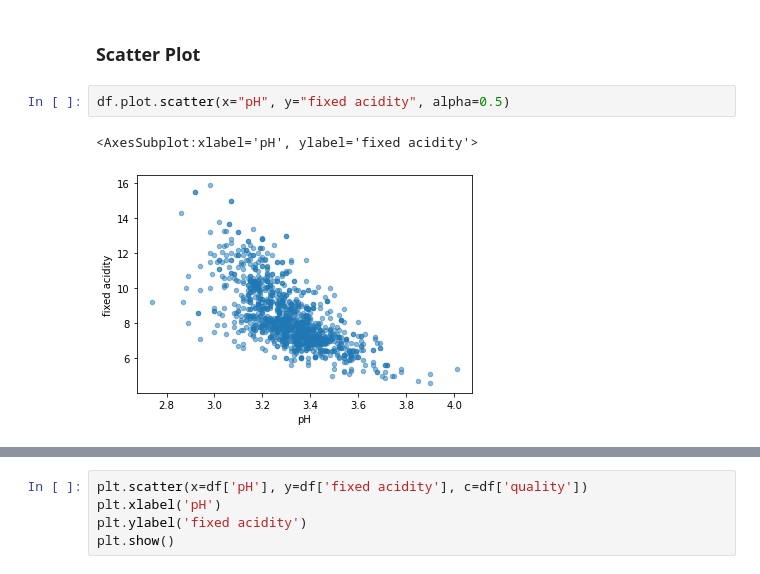
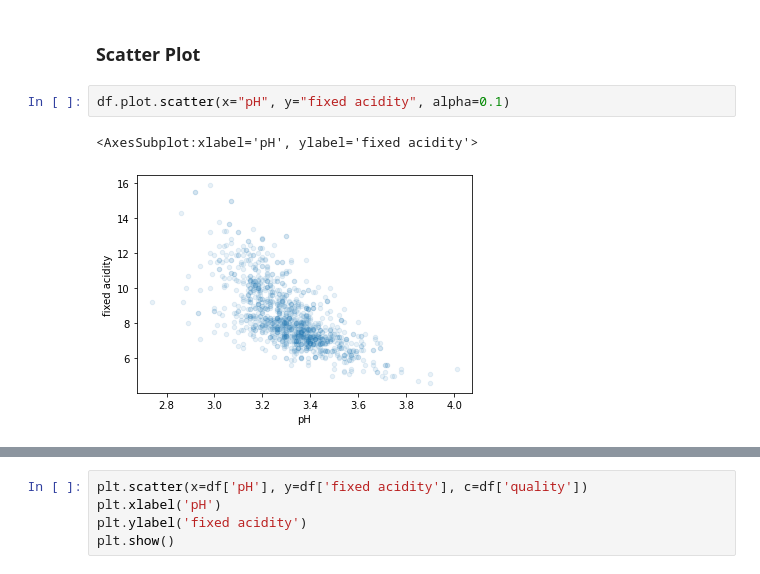
Before and after one commit to samirsaliba/competicao-vinho-minicurso, a Jupyter notebook: visualizacao_dados.ipynb, the cells around one changed output, grey strips where cells are left out. Cells and saved outputs as stored; diff of their text form.

```diff
--- a/visualizacao_dados.ipynb
+++ b/visualizacao_dados.ipynb
@@ -107,7 +107,7 @@ df['quality'].value_counts().plot.barh()
 # %% [markdown]
 ### Scatter Plot
 # %%
-df.plot.scatter(x="pH", y="fixed acidity", alpha=0.5)
+df.plot.scatter(x="pH", y="fixed acidity", alpha=0.1)
 # %% [output]
 <AxesSubplot:xlabel='pH', ylabel='fixed acidity'>
-[figure, old version]
+[figure, new version]
```
Also changed, not shown: parts of 32 cells of this notebook, 1 other file.
